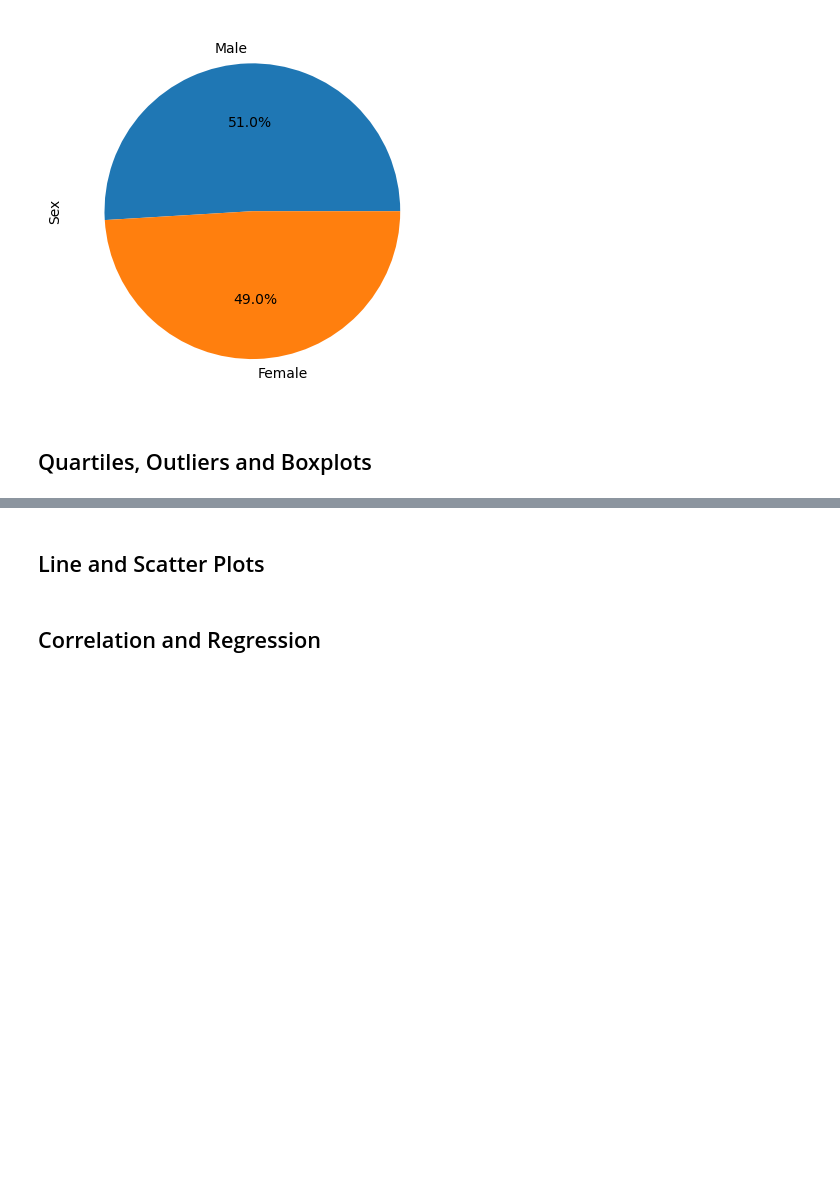
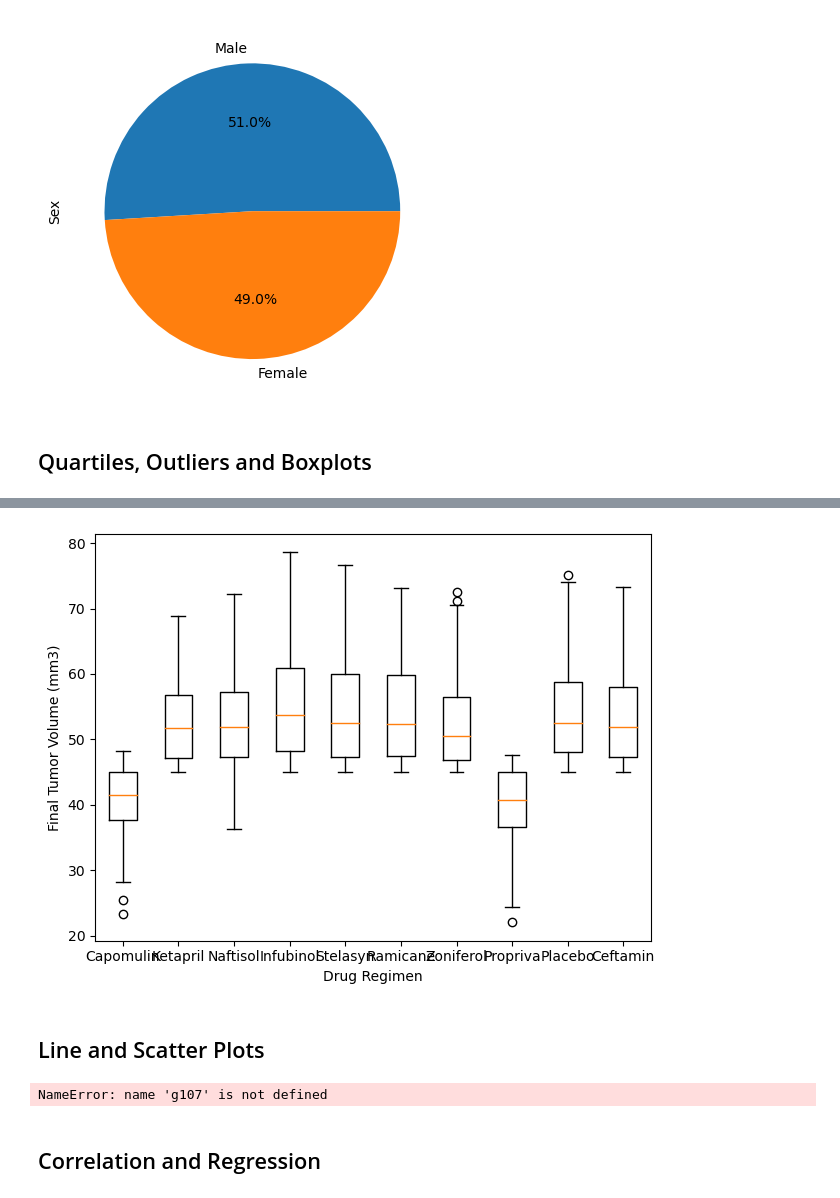
Before and after one commit to Johnporretta/Pyplot-challenge, a Jupyter notebook: pymaceuticals_starter.ipynb, the cells around one changed output, grey strips where cells are left out. Cells and saved outputs as stored; diff of their text form; code cells hidden in the pictures; blank space fills up the shorter version.

```diff
--- a/pymaceuticals_starter.ipynb
+++ b/pymaceuticals_starter.ipynb
@@ -222,5 +251,14 @@ Text(0, 0.5, 'Sex')
     # Determine outliers using upper and lower bounds
 # %%
 # Generate a box plot that shows the distrubution of the tumor volume for each treatment group.
+
+tumorvol = [group["Tumor Volume (mm3)"].values for _, group in df.groupby("Drug Regimen")]
+
+plt.boxplot(tumorvol, labels=df["Drug Regimen"].unique())
+plt.xlabel("Drug Regimen")
+plt.ylabel("Final Tumor Volume (mm3)")
+plt.tight_layout()
+# %% [output]
+[figure, added]
 # %% [markdown]
 ## Line and Scatter Plots
@@ -229,3 +265,19 @@ Text(0, 0.5, 'Sex')
+# %%
+# Generate a line plot of tumor volume vs. time point for a single mouse treated with Capomulin
+
+df = cleancom[cleancom["Drug Regimen"] == "Capomulin"]
+
+tumorovol = df[capomulin_df["Mouse ID"] == g107]
+
+
+plt.plot(tumorvol["Timepoint"], tumorvol["Tumor Volume (mm3)"], marker='o')
+plt.title(f"Tumor Volume vs. Time Point for Mouse {selected_mouse_id} (Capomulin)")
+plt.xlabel("Time Point")
+plt.ylabel("Tumor Volume (mm3)")
+plt.grid(True)
+plt.tight_layout()
+# %% [output]
+NameError: name 'g107' is not defined
 # %%
 # Generate a scatter plot of mouse weight vs. the average observed tumor volume for the entire Capomulin regimen
 # %% [markdown]
```
Also changed, not shown: parts of 2 cells of this notebook.
